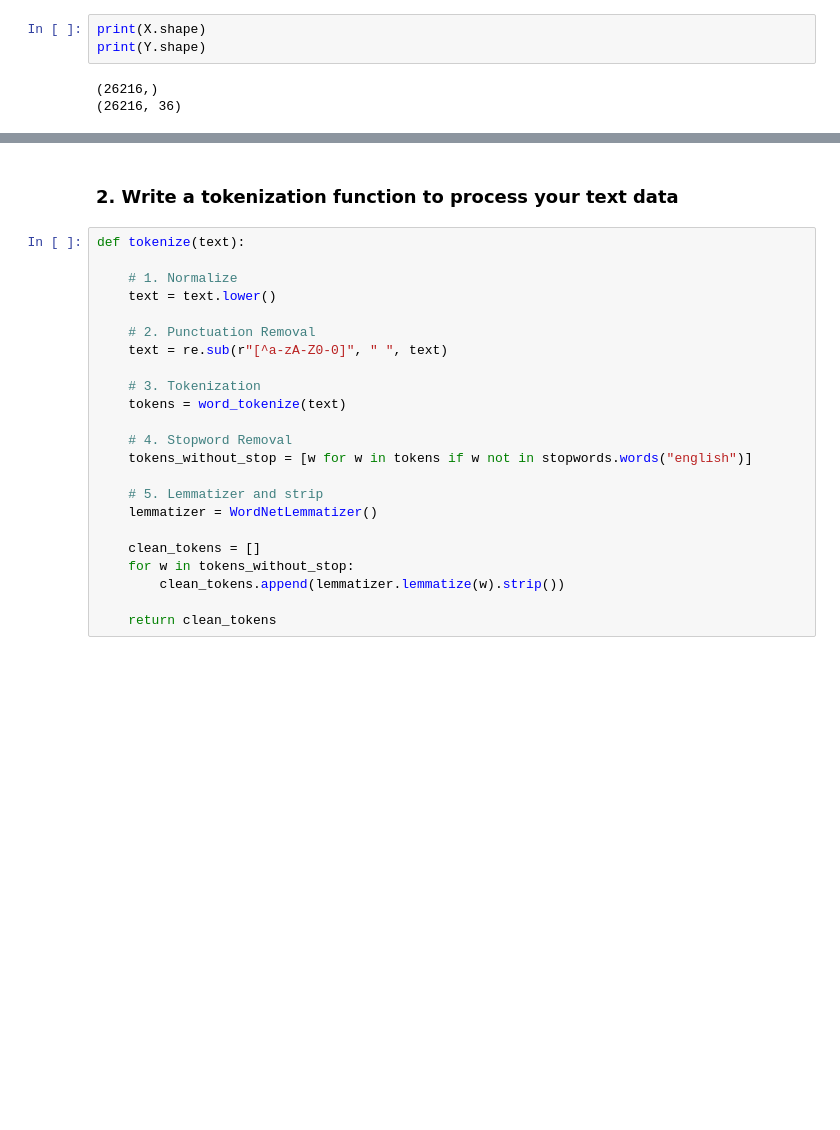
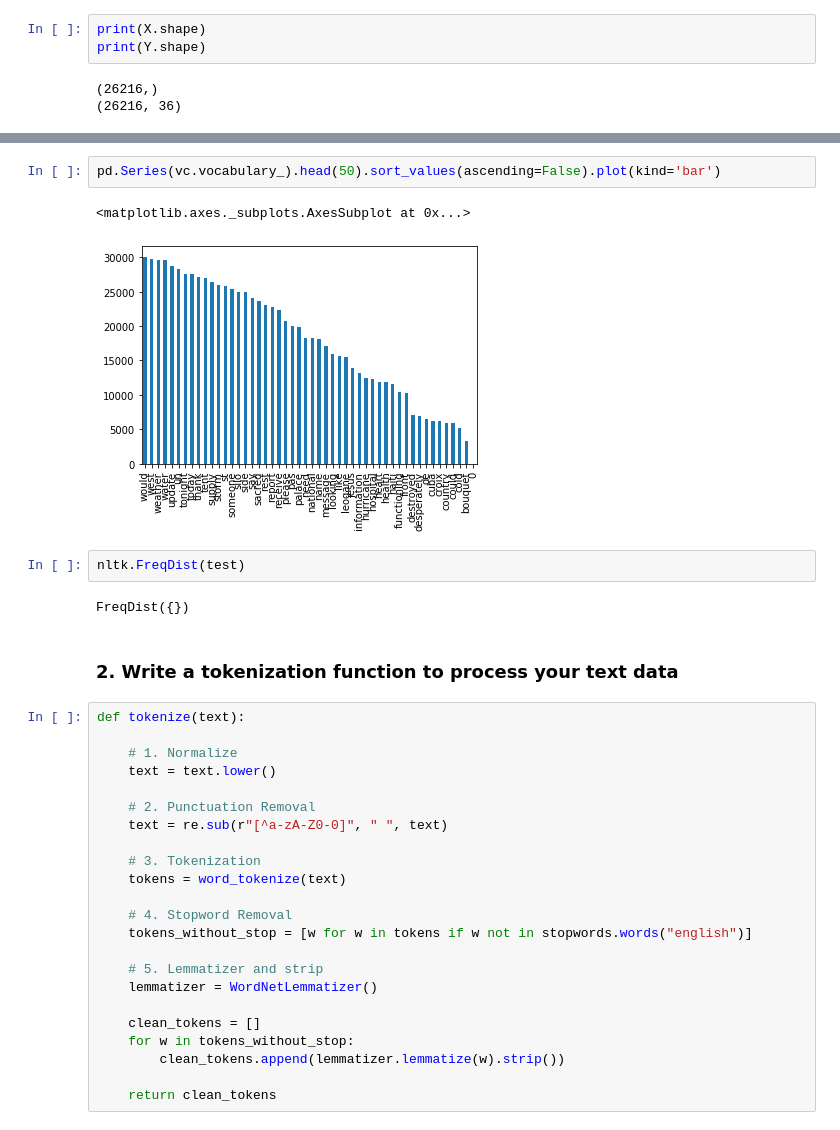
Before and after one commit to migdias/disaster_response_project, a Jupyter notebook: jupyter-notebooks/ML Pipeline Preparation.ipynb, the cells around one changed output, grey strips where cells are left out. Saved outputs shown, nothing was run; the diff lists cells and outputs as text; blank space fills up the shorter version.

```diff
--- a/jupyter-notebooks/ML Pipeline Preparation.ipynb
+++ b/jupyter-notebooks/ML Pipeline Preparation.ipynb
@@ -78,3 +114,12 @@ AttributeError: 'str' object has no attribute 'values'
+# %%
+pd.Series(vc.vocabulary_).head(50).sort_values(ascending=False).plot(kind='bar')
+# %% [output]
+<matplotlib.axes._subplots.AxesSubplot at 0x...>
+[figure, added]
+# %%
+nltk.FreqDist(test)
+# %% [output]
+FreqDist({})
 # %% [markdown]
 ### 2. Write a tokenization function to process your text data
 # %%
```
Also changed, not shown: parts of 8 cells of this notebook, 3 other files.
